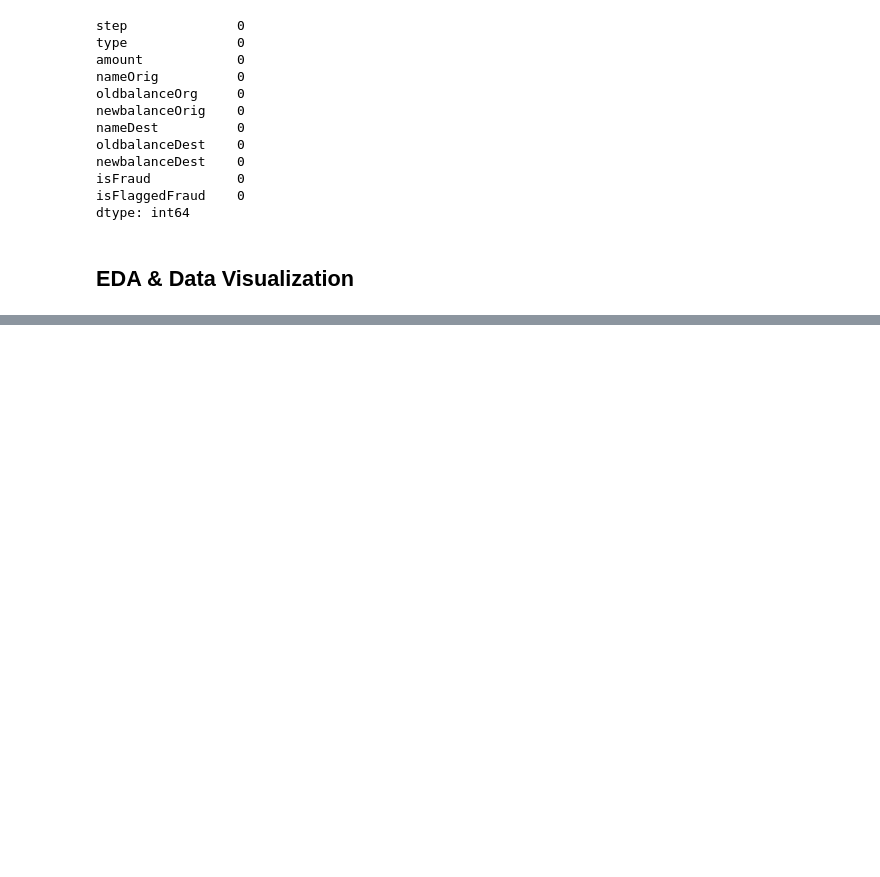
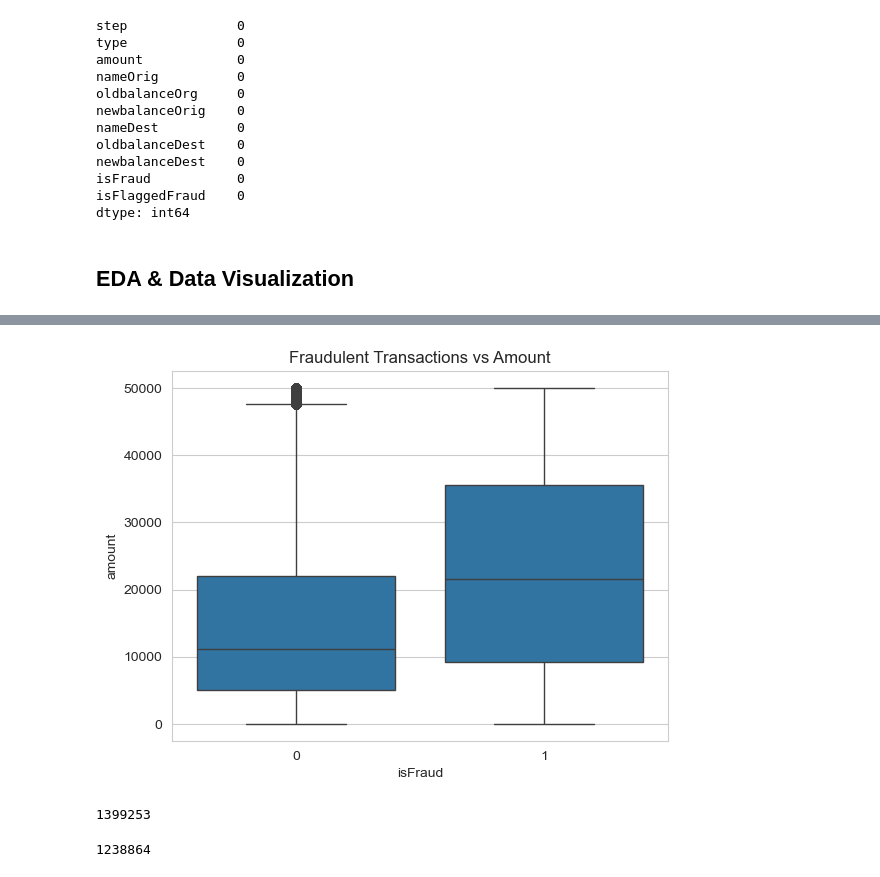
Before and after one commit to AmmadTanveer/Fraud-Detection-Using-ML, a Jupyter notebook: analysis.ipynb, the cells around one changed output, grey strips where cells are left out. Saved outputs shown, nothing was run; the diff lists cells and outputs as text; code cells hidden in the pictures; blank space fills up the shorter version.

```diff
--- a/analysis.ipynb
+++ b/analysis.ipynb
@@ -85,0 +122,6 @@ dtype: int64
+# %%
+sns.boxplot(data=df[df['amount'] < 50000], x = 'isFraud', y = 'amount')
+plt.title('Fraudulent Transactions vs Amount')
+plt.show()
+# %% [output]
+[figure, added]
@@ -85,0 +131,8 @@ dtype: int64
+# %%
+(df['balanceDiffOrig'] < 0).sum()
+# %% [output]
+1399253
+# %%
+(df['balanceDiffDest'] < 0).sum()
+# %% [output]
+1238864
```
Also changed, not shown: parts of 20 cells of this notebook.
